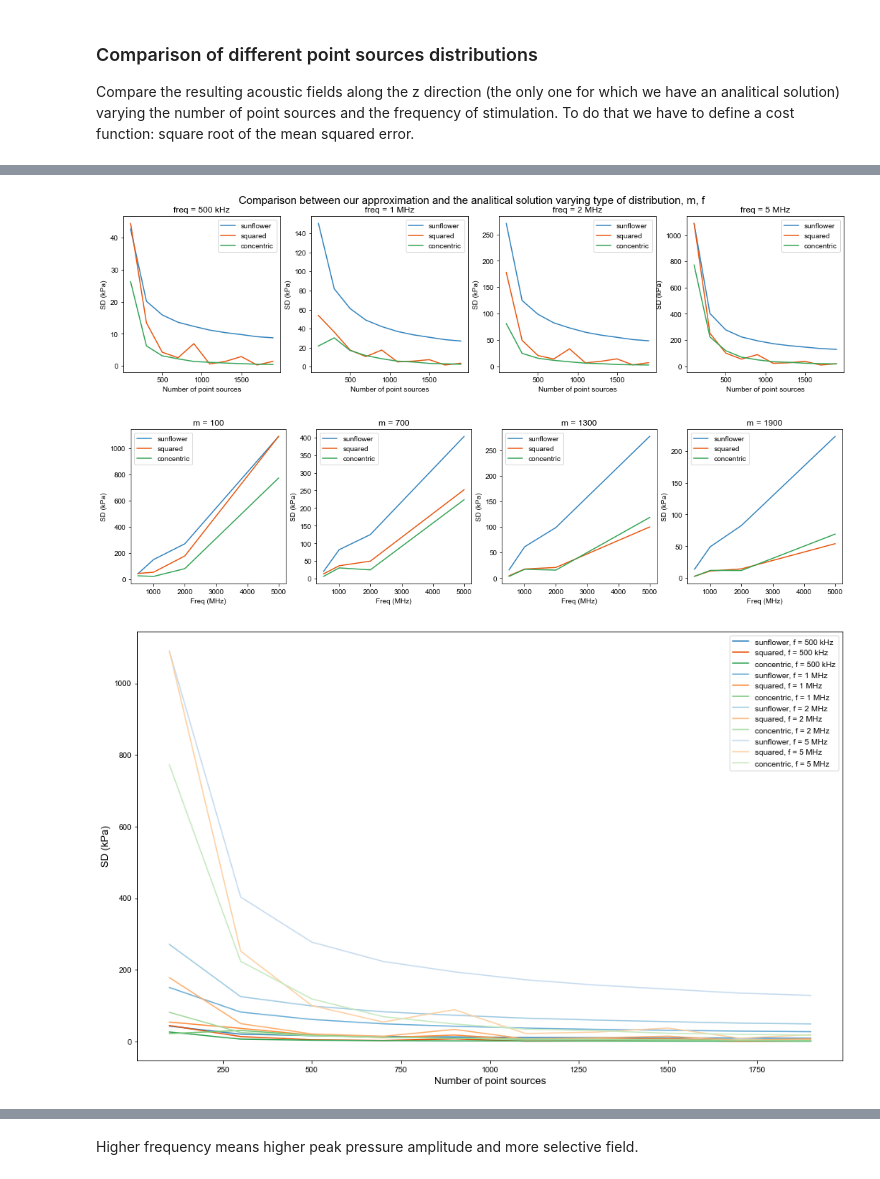
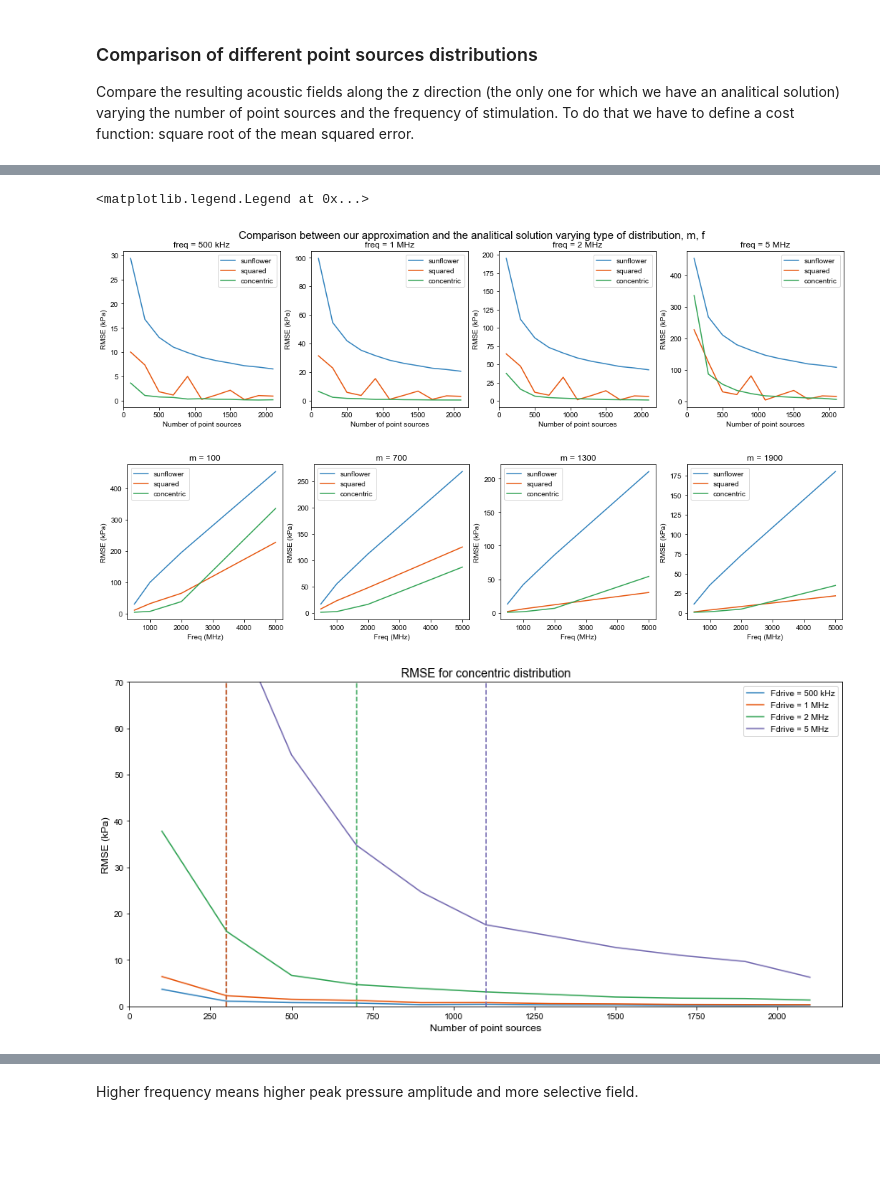
Before and after one commit to tjjlemaire/MorphoSONIC, a Jupyter notebook: notebooks/2D ultrasound propagation - planar circular transducer.ipynb, the cells around one changed output, grey strips where cells are left out. Saved outputs shown, nothing was run; the diff lists cells and outputs as text; code cells hidden in the pictures; blank space fills up the shorter version.

```diff
--- a/notebooks/2D ultrasound propagation - planar circular transducer.ipynb
+++ b/notebooks/2D ultrasound propagation - planar circular transducer.ipynb
@@ -37,8 +37,9 @@ c = 1490.0                       # medium speed of sound (m/s) as in Yanagita et
 rho = 1e3                        # medium density (kg/m3)
 r_tr = (2.54e-3) / 2             # transducer radius (m)
 x0 = 0                           # transducer location x-axis (m)
+y0 = 0                           # transducer location y-axis (m)
 z0 = 0                           # transducer location z-axis (m)
 freqs = [0.5e6, 1e6, 2e6, 5e6]   # US frequencies
 fref = freqs[0]
-psources = {Fdrive: PlanarDiskTransducerSource(x0, z0, Fdrive, rho=rho, c=c, r=r_tr) for Fdrive in freqs}
+psources = {Fdrive: PlanarDiskTransducerSource(x0, y0, z0, Fdrive, rho=rho, c=c, r=r_tr) for Fdrive in freqs}
 # %% [markdown]
@@ -56,26 +55,22 @@ We also add the linear distribution to analyse similarities and differences.
 At first, we plot the spatial distributions of the point sources. Then, we compare the DPSM resulting acoustic pressures with the analitical solution of the Rayleigh integral for the z-axis (the analitcal solution for the circular transducer is available only for the z axis, the one perpendicular to the transducer surface).
 # %%
-m = 400            # Number of point sources
+m = 600            # Number of point sources
 
 # Simulate the point sources distributions
 xs, ys = psources[fref].DPSM_sunflowersources(m)    # Sunflower
 xq, yq = psources[fref].DPSM_squaredsources(m)      # Squared
 xc, yc = psources[fref].DPSM_concentricsources(m)   # Concentric
-xl, yl = psources[fref].DPSM_linearsources(m)       # Linear
 # Plot the point sources distributions
-fig, axes = plt.subplots(1, 4, figsize=(18,4))
+fig, axes = plt.subplots(1, 3, figsize=(14,4))
 ax = axes[0]
 ax.set_title('Sunflower distribution')
-ax.plot(xs * 1e3, ys * 1e3,'o')
+ax.plot(xs * 1e3, ys * 1e3, 'o', markersize = 4)
 ax = axes[1]
 ax.set_title('Squared distribution')
-ax.plot(xq * 1e3, yq * 1e3,'o')
+ax.plot(xq * 1e3, yq * 1e3, 'o', markersize = 4)
 ax = axes[2]
 ax.set_title('Concentric distribution')
-ax.plot(xc * 1e3, yc * 1e3,'o')
-ax = axes[3]
-ax.set_title('Linear distribution')
-ax.plot(xl,yl,'o')
+ax.plot(xc * 1e3, yc * 1e3, 'o', markersize = 4)
 for ax in axes:
     ax.set_xlabel('x (mm)')
     ax.set_ylabel('y (mm)')
@@ -164,52 +162,58 @@ end
 # %%
 colors = plt.get_cmap('tab20c').colors
 
 def test_sdm(freqs, mtest, sds, sdq, sdc):
     fig, axes = plt.subplots(1, len(freqs), figsize=(18, 4))
     for j, f in enumerate(freqs):
         ax = axes[j]
         ax.set_title(f'freq = {si_format(freqs[j])}Hz')
-        ax.plot(mtest, sds[:,j] * 1e-3, label='sunflower', color=colors[0])
-        ax.plot(mtest, sdq[:,j] * 1e-3, label='squared', color=colors[4])
-        ax.plot(mtest, sdc[:,j] * 1e-3, label='concentric', color=colors[8])
+        ax.plot(mtest, rmses[:,j] * 1e-3, label='sunflower', color=colors[0])
+        ax.plot(mtest, rmseq[:,j] * 1e-3, label='squared', color=colors[4])
+        ax.plot(mtest, rmsec[:,j] * 1e-3, label='concentric', color=colors[8])
         ax.set_xlabel('Number of point sources')
-        ax.set_ylabel('SD (kPa)')
+        ax.set_ylabel('RMSE (kPa)')
         ax.legend()
     fig.suptitle('Comparison between our approximation and the analitical solution varying type of distribution, m, f', fontsize=15)
     return fig
 
 def test_sdf(freqs, mvector, sds, sdq, sdc):
     fig, axes = plt.subplots(1, len(mvector), figsize=(18, 4))
     f = np.array(freqs) * 1e-3
     for i, m in enumerate(mvector):
         ax = axes[i]
         ax.set_title(f'm = {mvector[i]:.0f}')
-        ax.plot(f, sds[i,:] * 1e-3, label='sunflower', color=colors[0])
-        ax.plot(f, sdq[i,:] * 1e-3, label='squared', color=colors[4])
-        ax.plot(f, sdc[i,:] * 1e-3, label='concentric', color=colors[8])
+        ax.plot(f, rmses[i,:] * 1e-3, label='sunflower', color=colors[0])
+        ax.plot(f, rmseq[i,:] * 1e-3, label='squared', color=colors[4])
+        ax.plot(f, rmsec[i,:] * 1e-3, label='concentric', color=colors[8])
         ax.set_xlabel('Freq (MHz)')
-        ax.set_ylabel('SD (kPa)')
+        ax.set_ylabel('RMSE (kPa)')
         ax.legend()
     return fig
 
-def plot_mf(mvector, freqs, sds, sdq, sdc):
-    plt.figure(figsize=(16,10))
-    for j, f in enumerate(freqs):
-        plt.plot(mtest, sds[:,j] * 1e-3, label=f'sunflower, f = {si_format(f)}Hz', color=colors[j])
-        plt.plot(mtest, sdq[:,j] * 1e-3, label=f'squared, f = {si_format(f)}Hz', color=colors[4+j])
-        plt.plot(mtest, sdc[:,j] * 1e-3, label=f'concentric, f = {si_format(f)}Hz', color=colors[8+j])
-    plt.legend()
-    plt.xlabel('Number of point sources', size=13)
-    plt.ylabel('SD (kPa)', size=13)
-    return fig
+fig = test_sdm(freqs, mtest, rmses, rmseq, rmsec)
+mvector = [mtest[0], mtest[3], mtest[6], mtest[9]]
+fig = test_sdf(freqs, mvector, rmses, rmseq, rmsec)
 
-fig = test_sdm(freqs, mtest, sds, sdq, sdc)
-mvector = [mtest[0], mtest[3], mtest[6], mtest[9]]
-fig = test_sdf(freqs, mvector, sds, sdq, sdc)
-fig = plot_mf(mvector, freqs, sds, sdq, sdc)
+# Analyse the convergence of RMSE for concentric distribution at different frequencies
+# To get a proper value of point sources needed
+i = np.zeros(4)
+fig, ax = plt.subplots(figsize=(15,7))
+for j, f in enumerate(freqs):
+    d = 1e4
+    while d > 9*1e3:
+        d = abs(rmsec[np.int(i[j])+1,j] - rmsec[np.int(i[j]),j])
+        i[j]= i[j]+1
+    ax.plot(mtest, rmsec[:,j] * 1e-3, color = colors[4*j], label = f'Fdrive = {si_format(f)}Hz')
+    ax.axvline(x=mtest[np.int(i[j])], linestyle='dashed', color=colors[4*j])
+ax.set_ylim((0,70))
+ax.set_title('RMSE for concentric distribution', fontsize=14)
+ax.set_xlabel('Number of point sources', fontsize=12)
+ax.set_ylabel('RMSE (kPa)', fontsize=12)
+ax.legend()
 # %% [output]
+<matplotlib.legend.Legend at 0x...>
-[figure, old version]
+[figure, new version]
-[figure, old version]
+[figure, new version]
-[figure, old version]
+[figure, new version]
 # %% [markdown]
 From the figures above we can conclude that:
```
Also changed, not shown: parts of 27 cells of this notebook, 1 other file.
